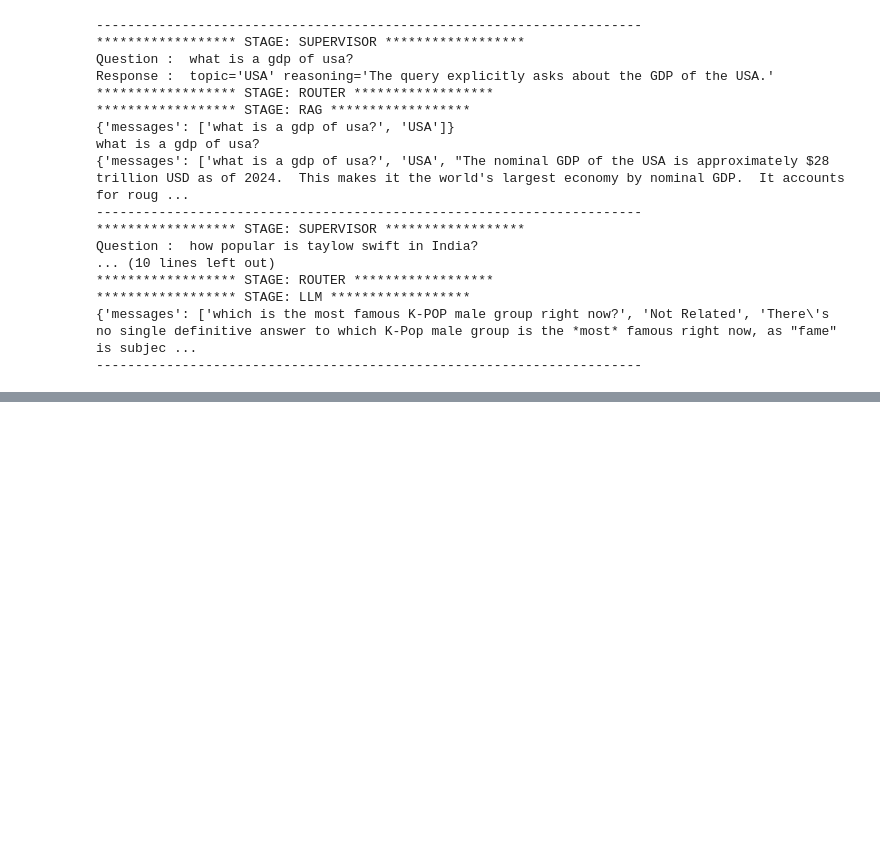
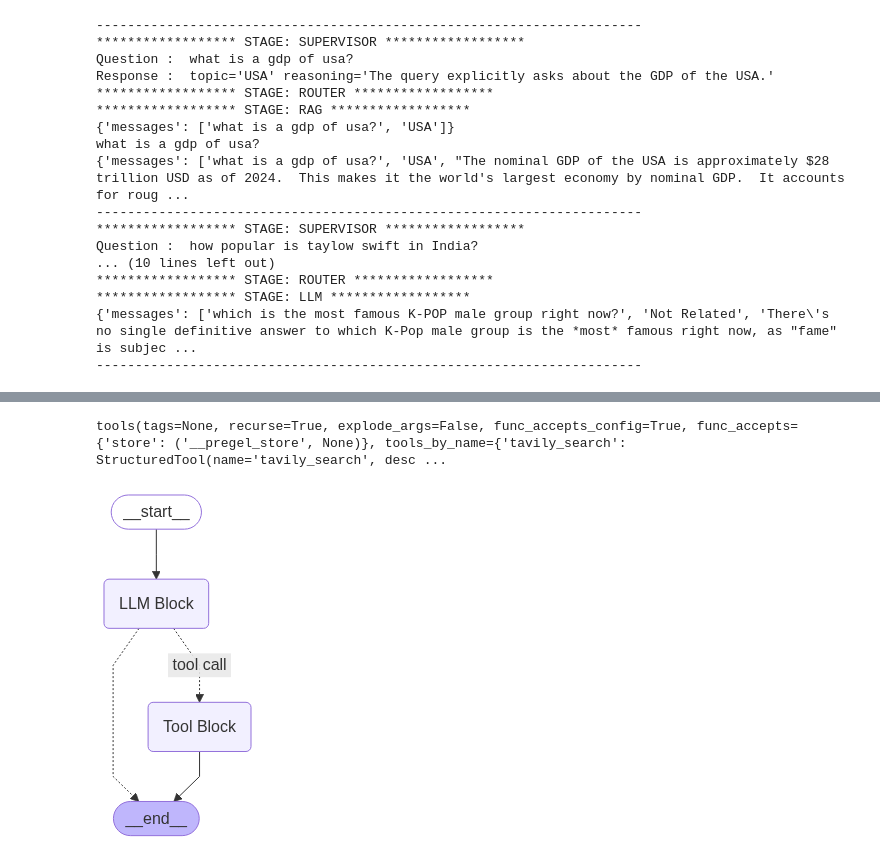
Before and after one commit to NamrataThakur/Agentic_AI_Tutorials, a Jupyter notebook: Langgraph_Tutorials/langgraph.ipynb, the cells around one changed output, grey strips where cells are left out. Cells and saved outputs as stored; diff of their text form; code cells hidden in the pictures; blank space fills up the shorter version.

Commit message:
Binding LLM with Tool code commit.

```diff
--- a/Langgraph_Tutorials/langgraph.ipynb
+++ b/Langgraph_Tutorials/langgraph.ipynb
@@ -466,0 +543,39 @@ Question :  how popular is taylow swift in India?
+# %%
+#Step B (final):
+def llm_block(state : MessagesState):
+    query = state['messages']
+    res= model_with_tool.invoke(query)
+    return {'messages' : [res]}
+# %%
+#Step C:
+search_tool_node = ToolNode(search_tool)
+search_tool_node
+# %% [output]
+tools(tags=None, recurse=True, explode_args=False, func_accepts_config=True, func_accepts={'store': ('__pregel_store', None)}, tools_by_name={'tavily_search': StructuredTool(name='tavily_search', desc ...
+# %%
+#Step D:
+def routing_block(state : MessagesState):
+    message = state['messages'][-1]
+    if message.tool_calls:
+        print("Tool Calling Step..!")
+        return "tool call"
+    else:
+        return END
+# %%
+#Step E:
+workflow = StateGraph(MessagesState)
+workflow.add_node("LLM Block", llm_block)
+workflow.add_node("Tool Block", search_tool_node)
+workflow.set_entry_point("LLM Block")
+workflow.add_conditional_edges("LLM Block", path= routing_block,
+                               path_map={
+                                   "tool call": "Tool Block",
+                                    END:END
+                                   }
+                              )
+#workflow.add_edge("Tool Block","LLM Block")
+graph = workflow.compile()
+# %%
+display(Image(graph.get_graph().draw_mermaid_png()))
+# %% [output]
+[figure, added]
```
Also changed, not shown: parts of 24 cells of this notebook.
